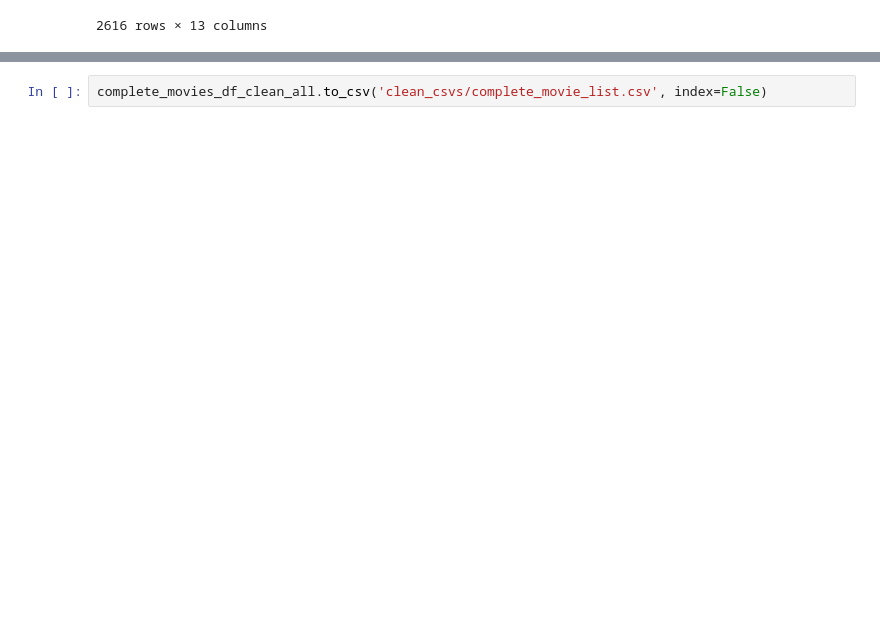
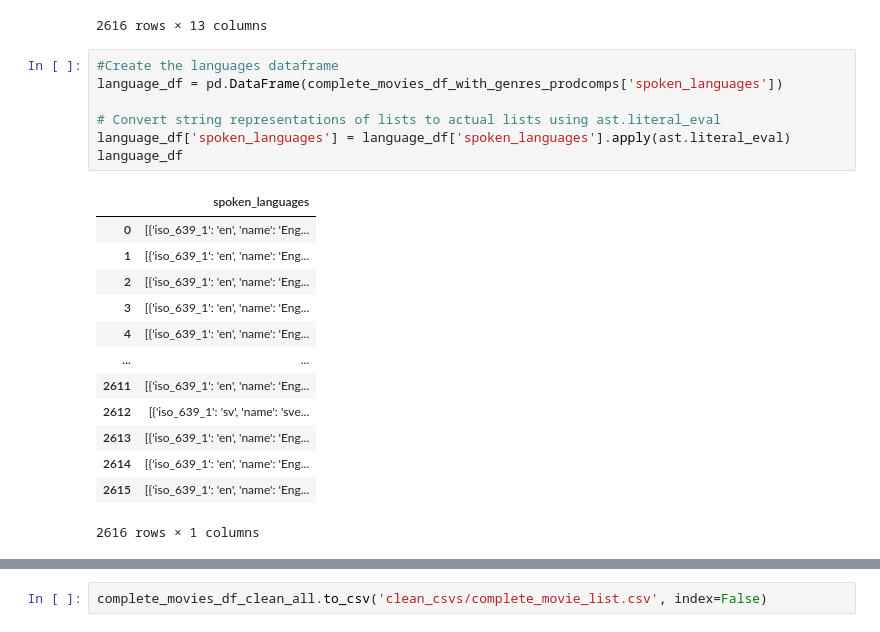
Before and after one commit to kendoll7/project_4, a Jupyter notebook: movies_etl.ipynb, the cells around one changed output, grey strips where cells are left out. Saved outputs shown, nothing was run; the diff lists cells and outputs as text; blank space fills up the shorter version.

```diff
--- a/movies_etl.ipynb
+++ b/movies_etl.ipynb
@@ -694,3 +694,24 @@ complete_movies_df_with_genres_prodcomps
 | 2614 | 2999 | 42000000 | Along Came Polly | 15.725542 | 1/16/04 | 90.0 | [{'iso_639_1': 'en', 'name': 'Eng... | Along Came Polly | ... |
 | 2615 | 3000 | 35000000 | Abduction | 10.512109 | 9/22/11 | 106.0 | [{'iso_639_1': 'en', 'name': 'Eng... | Abduction | ... |
 2616 rows × 13 columns
+# %%
+#Create the languages dataframe
+language_df = pd.DataFrame(complete_movies_df_with_genres_prodcomps['spoken_languages'])
+
+# Convert string representations of lists to actual lists using ast.literal_eval
+language_df['spoken_languages'] = language_df['spoken_languages'].apply(ast.literal_eval)
+language_df
+# %% [output]
+|  | spoken_languages |
+| 0 | [{'iso_639_1': 'en', 'name': 'Eng... |
+| 1 | [{'iso_639_1': 'en', 'name': 'Eng... |
+| 2 | [{'iso_639_1': 'en', 'name': 'Eng... |
+| 3 | [{'iso_639_1': 'en', 'name': 'Eng... |
+| 4 | [{'iso_639_1': 'en', 'name': 'Eng... |
+| ... | ... |
+| 2611 | [{'iso_639_1': 'en', 'name': 'Eng... |
+| 2612 | [{'iso_639_1': 'sv', 'name': 'sve... |
+| 2613 | [{'iso_639_1': 'en', 'name': 'Eng... |
+| 2614 | [{'iso_639_1': 'en', 'name': 'Eng... |
+| 2615 | [{'iso_639_1': 'en', 'name': 'Eng... |
+2616 rows × 1 columns
```
Also changed, not shown: parts of 3 cells of this notebook.
